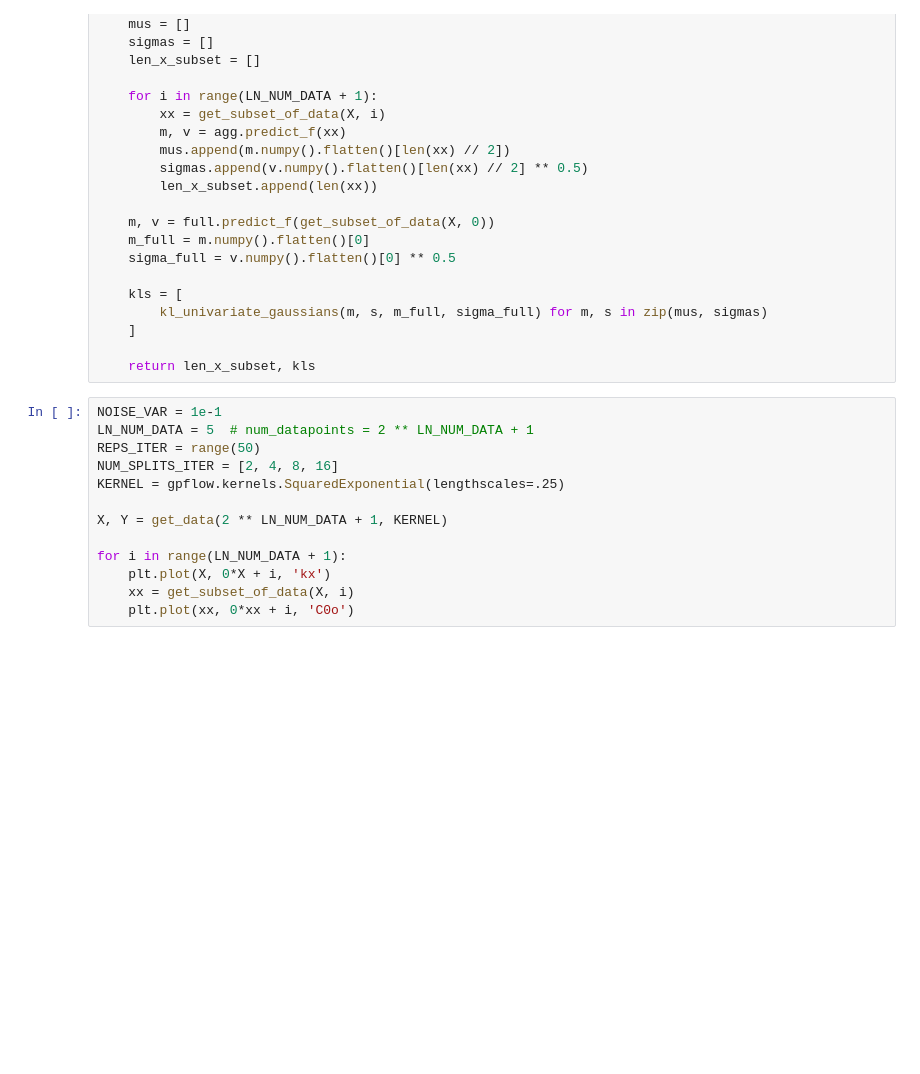
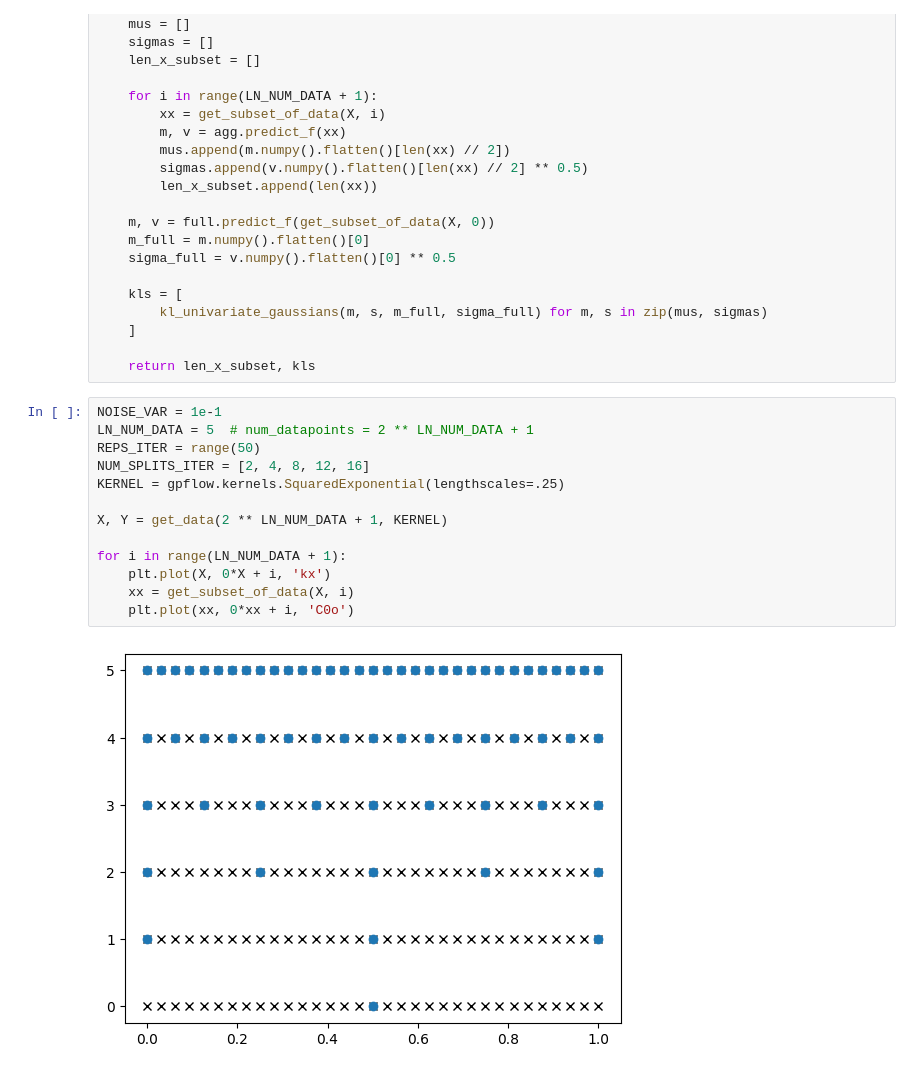
Before and after one commit to NicolasDurrande/guepard, a Jupyter notebook: notebooks/Figure_3_accuracy_vs_testsize.ipynb, the cells around one changed output. Drawn from its saved outputs; the diff is of its cells as text; blank space fills up the shorter version.

```diff
--- a/notebooks/Figure_3_accuracy_vs_testsize.ipynb
+++ b/notebooks/Figure_3_accuracy_vs_testsize.ipynb
@@ -77,15 +77,17 @@ def compare_full_vs_agg(X, full, agg):
 # %%
 NOISE_VAR = 1e-1
 LN_NUM_DATA = 5  # num_datapoints = 2 ** LN_NUM_DATA + 1
 REPS_ITER = range(50)
-NUM_SPLITS_ITER = [2, 4, 8, 16]
+NUM_SPLITS_ITER = [2, 4, 8, 12, 16]
 KERNEL = gpflow.kernels.SquaredExponential(lengthscales=.25)
 
 X, Y = get_data(2 ** LN_NUM_DATA + 1, KERNEL)
 
 for i in range(LN_NUM_DATA + 1):
     plt.plot(X, 0*X + i, 'kx')
     xx = get_subset_of_data(X, i)
     plt.plot(xx, 0*xx + i, 'C0o')
+# %% [output]
+[figure, added]
 # %%
 results = []
```
Also changed, not shown: parts of 3 cells of this notebook, 2 other files.
